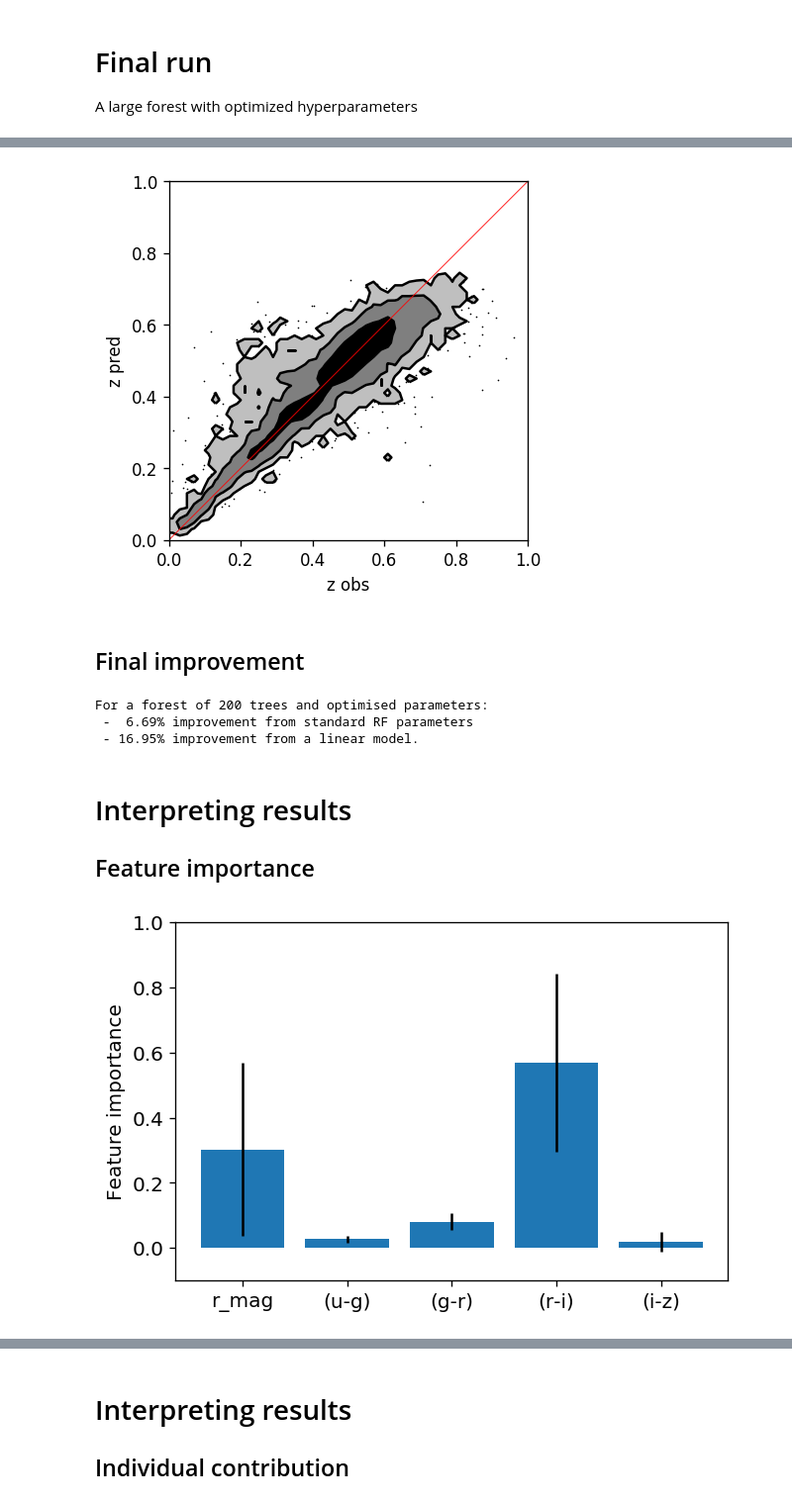
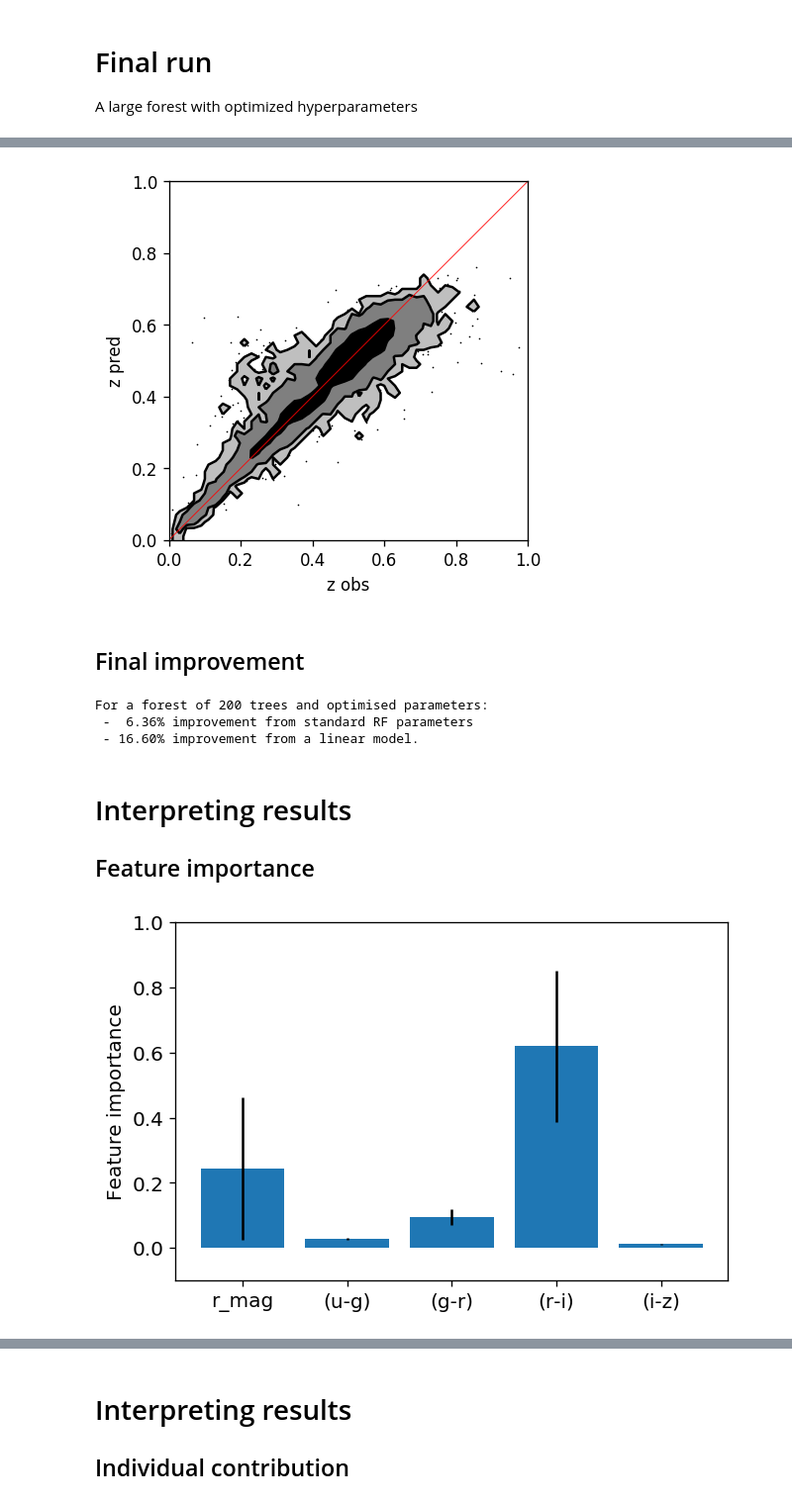
Before and after one commit to PierreGratier/AIISL, a Jupyter notebook: AIISL.ipynb, the cells around one changed output, grey strips where cells are left out. Shown at 99% size. Saved outputs shown, nothing was run; the diff lists cells and outputs as text; code cells hidden in the pictures.

```diff
--- a/AIISL.ipynb
+++ b/AIISL.ipynb
@@ -345,7 +345,7 @@ http://www.vo.elte.hu/papers/2016/photoz/
 # If you want to reduce these, reduce the number of samples.
 # Eg nsamples=100000
 
-nsamples=200000
+nsamples=100000
 
 t = Table.read('data/photoz_dataset.txt', format='ascii.commented_header', data_end=nsamples)
 X = np.array([t['r_mag'], t['(u-g)'], t['(g-r)'], t['(r-i)'], t['(i-z)']]).T
@@ -747,27 +747,26 @@ ax.set_xlabel("z obs")
 pl.plot([0,1],[0,1],'r-',lw=0.5)
 pl.show()
 # %% [output]
-[figure, old version]
+[figure, new version]
 # %% [markdown]
 ## Final improvement
 # %%
 print("For a forest of {} trees and optimised parameters:\n - {:5.2f}% improvement from standard RF parameters \n - {:5.2f}% improvement from a linear model.".format(rf.get_params()['n_estimators'],100*(1-rmse_optimised_many_trees/rmse_default),100*(1-rmse_optimised_many_trees/rmse_linear)))
 # %% [output]
 For a forest of 200 trees and optimised parameters:
- -  6.69% improvement from standard RF parameters
- - 16.95% improvement from a linear model.
+ -  6.36% improvement from standard RF parameters
+ - 16.60% improvement from a linear model.
 # %% [markdown]
 # Interpreting results
 ## Feature importance
 # %%
-std = np.std([tree.feature_importances_ for tree in rf.estimators_],
-             axis=0)
-
+feature_importance_array = np.array([tree.feature_importances_ for tree in rf.estimators_])
+feature_importance_std = feature_importance_array.std(axis=0)
 pl.bar(range(5),rf.feature_importances_,yerr=std)
 pl.ylabel('Feature importance')
 pl.xticks([0,1,2,3,4],t.colnames[1:])
 pl.ylim([-0.1,1])
 pl.xticks
 pl.show()
 # %% [output]
-[figure, old version]
+[figure, new version]
```
Also changed, not shown: parts of 28 cells of this notebook.
